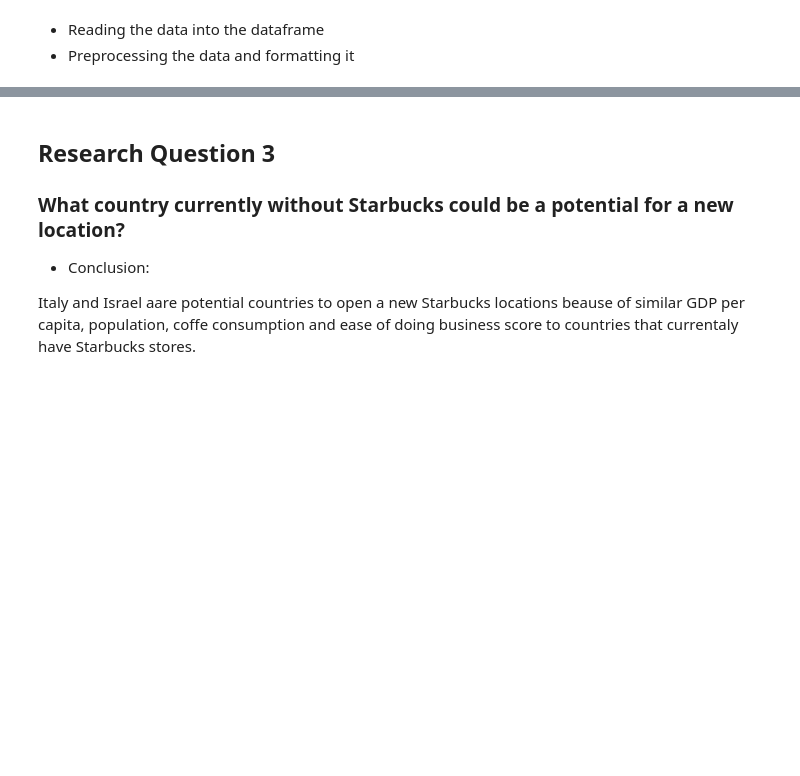
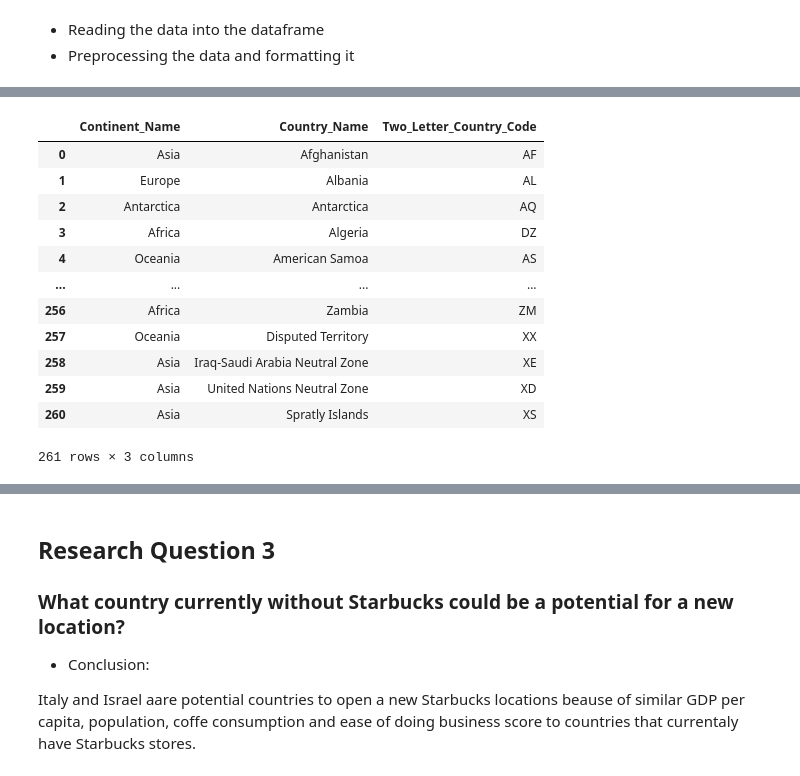
Before and after one commit to randypantinople/Analysis-of-Starbucks-Global-Presence, a Jupyter notebook: Analysis on Starbucks' Global Presence.ipynb, the cells around one changed output, grey strips where cells are left out. Saved outputs shown, nothing was run; the diff lists cells and outputs as text; code cells hidden in the pictures; blank space fills up the shorter version.

```diff
--- a/Analysis on Starbucks' Global Presence.ipynb
+++ b/Analysis on Starbucks' Global Presence.ipynb
@@ -36,21 +27,37 @@ starbucks.sample(5)
 # %%
 #Read the country code file into the dateframe.
 country_code = pd.read_csv('country_code.csv')
 country_code.sample(2)
 
 #Modify the name of some countries, removing 'the, republic of'
 country_name = country_code['Country_Name'].tolist()
 
 country_name = [country.split(',')[0] for country in country_name]
 
 #Assign the modified values in the country_name column
 country_code['Country_Name'] = country_name
 
 country_change = {'United States of America':'United States', 'Russian Federation':'Russia', 'Korea':'South Korea',
                   'Czech Republic (Czechia)' :'Czech Republic'}
 
 #Change united states of america to united states
 country_code['Country_Name']= country_code['Country_Name'].apply(lambda x : country_change[x] if x in country_change else x)
+
+country_code
+# %% [output]
+|  | Continent_Name | Country_Name | Two_Letter_Country_Code |
+| 0 | Asia | Afghanistan | AF |
+| 1 | Europe | Albania | AL |
+| 2 | Antarctica | Antarctica | AQ |
+| 3 | Africa | Algeria | DZ |
+| 4 | Oceania | American Samoa | AS |
+| ... | ... | ... | ... |
+| 256 | Africa | Zambia | ZM |
+| 257 | Oceania | Disputed Territory | XX |
+| 258 | Asia | Iraq-Saudi Arabia Neutral Zone | XE |
+| 259 | Asia | United Nations Neutral Zone | XD |
+| 260 | Asia | Spratly Islands | XS |
+261 rows × 3 columns
 # %%
 #Merge starbucks data frame and country code
 starbucks1 = pd.merge(starbucks, country_code, how='outer' ,left_on='Country', right_on='Two_Letter_Country_Code')
```
Also changed, not shown: parts of 34 cells of this notebook.
